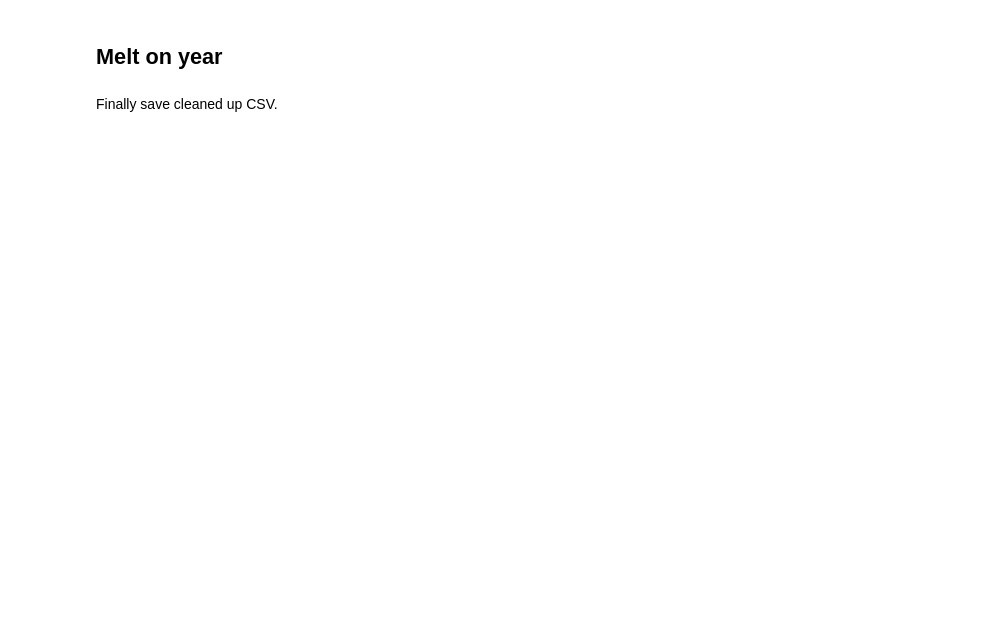
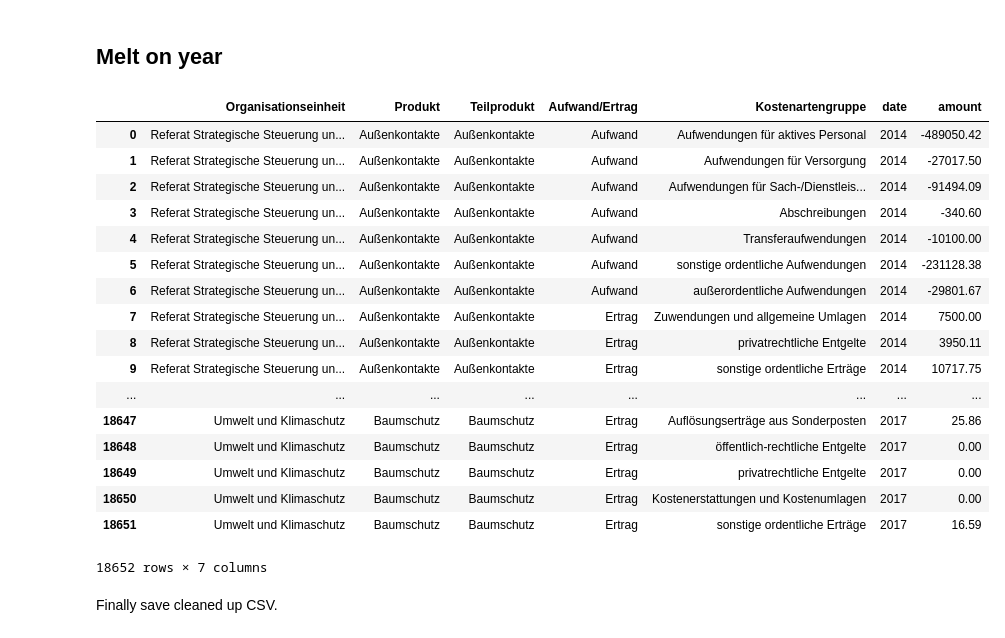
Before and after one commit to codeforosnabrueck/openspending-osnabrueck, a Jupyter notebook: haushalt_2014-17.ipynb, the cells around one changed output. Cells and saved outputs as stored; diff of their text form; code cells hidden in the pictures; blank space fills up the shorter version.

Commit message:
Melt on year and validate

```diff
--- a/haushalt_2014-17.ipynb
+++ b/haushalt_2014-17.ipynb
@@ -189,8 +188,6 @@ df.head()
 # %% [markdown]
 ## Fill NA values
 Forward fill columns except for "Kostenartengruppe" as ths NaN values will be used to drop summated rows.
-# %%
-df = df.fillna(method=)
 # %%
 for col in ['Organisationseinheit', 'Produkt', 'Teilprodukt', 'Aufwand/Ertrag']:
     df[col] = df[col].fillna(method='ffill')
@@ -248,3 +240,26 @@ df
+# %%
+df = df.melt(id_vars=['Organisationseinheit', 'Produkt', 'Teilprodukt', 'Aufwand/Ertrag',
+       'Kostenartengruppe'], value_vars=['2014', '2015', '2016', '2017'], var_name='date', value_name='amount')
+df
+# %% [output]
+|  | Organisationseinheit | Produkt | Teilprodukt | Aufwand/Ertrag | Kostenartengruppe | date | amount |
+| 0 | Referat Strategische Steuerung un... | Außenkontakte | Außenkontakte | Aufwand | Aufwendungen für aktives Personal | 2014 | -489050.42 |
+| 1 | Referat Strategische Steuerung un... | Außenkontakte | Außenkontakte | Aufwand | Aufwendungen für Versorgung | 2014 | -27017.50 |
+| 2 | Referat Strategische Steuerung un... | Außenkontakte | Außenkontakte | Aufwand | Aufwendungen für Sach-/Dienstleis... | 2014 | -91494.09 |
+| 3 | Referat Strategische Steuerung un... | Außenkontakte | Außenkontakte | Aufwand | Abschreibungen | 2014 | -340.60 |
+| 4 | Referat Strategische Steuerung un... | Außenkontakte | Außenkontakte | Aufwand | Transferaufwendungen | 2014 | -10100.00 |
+| 5 | Referat Strategische Steuerung un... | Außenkontakte | Außenkontakte | Aufwand | sonstige ordentliche Aufwendungen | 2014 | -231128.38 |
+| 6 | Referat Strategische Steuerung un... | Außenkontakte | Außenkontakte | Aufwand | außerordentliche Aufwendungen | 2014 | -29801.67 |
+| 7 | Referat Strategische Steuerung un... | Außenkontakte | Außenkontakte | Ertrag | Zuwendungen und allgemeine Umlagen | 2014 | 7500.00 |
+| 8 | Referat Strategische Steuerung un... | Außenkontakte | Außenkontakte | Ertrag | privatrechtliche Entgelte | 2014 | 3950.11 |
+| 9 | Referat Strategische Steuerung un... | Außenkontakte | Außenkontakte | Ertrag | sonstige ordentliche Erträge | 2014 | 10717.75 |
+| ... | ... | ... | ... | ... | ... | ... | ... |
+| 18647 | Umwelt und Klimaschutz | Baumschutz | Baumschutz | Ertrag | Auflösungserträge aus Sonderposten | 2017 | 25.86 |
+| 18648 | Umwelt und Klimaschutz | Baumschutz | Baumschutz | Ertrag | öffentlich-rechtliche Entgelte | 2017 | 0.00 |
+| 18649 | Umwelt und Klimaschutz | Baumschutz | Baumschutz | Ertrag | privatrechtliche Entgelte | 2017 | 0.00 |
+| 18650 | Umwelt und Klimaschutz | Baumschutz | Baumschutz | Ertrag | Kostenerstattungen und Kostenumlagen | 2017 | 0.00 |
+| 18651 | Umwelt und Klimaschutz | Baumschutz | Baumschutz | Ertrag | sonstige ordentliche Erträge | 2017 | 16.59 |
+18652 rows × 7 columns
 # %% [markdown]
 Finally save cleaned up CSV.
 # %%
```
Also changed, not shown: parts of 7 cells of this notebook.
